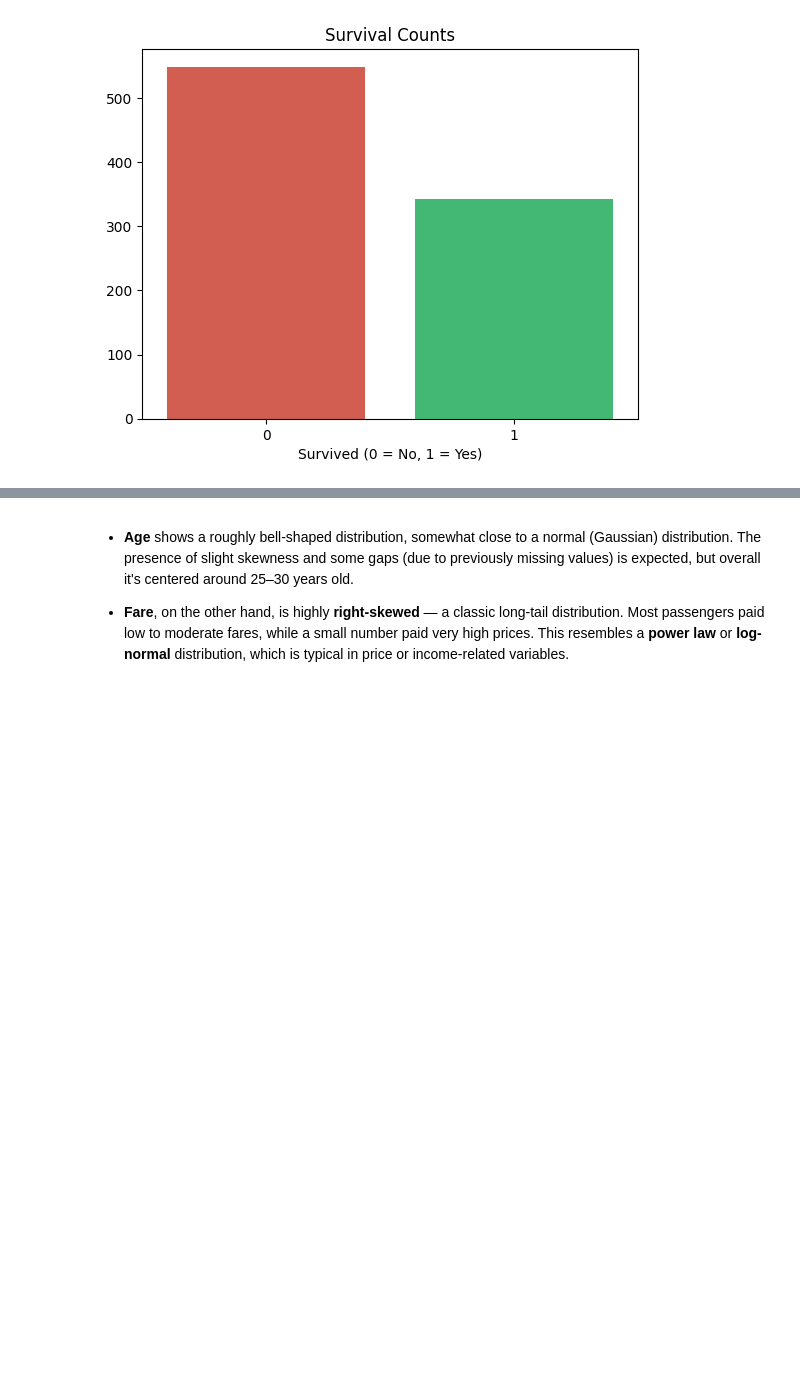
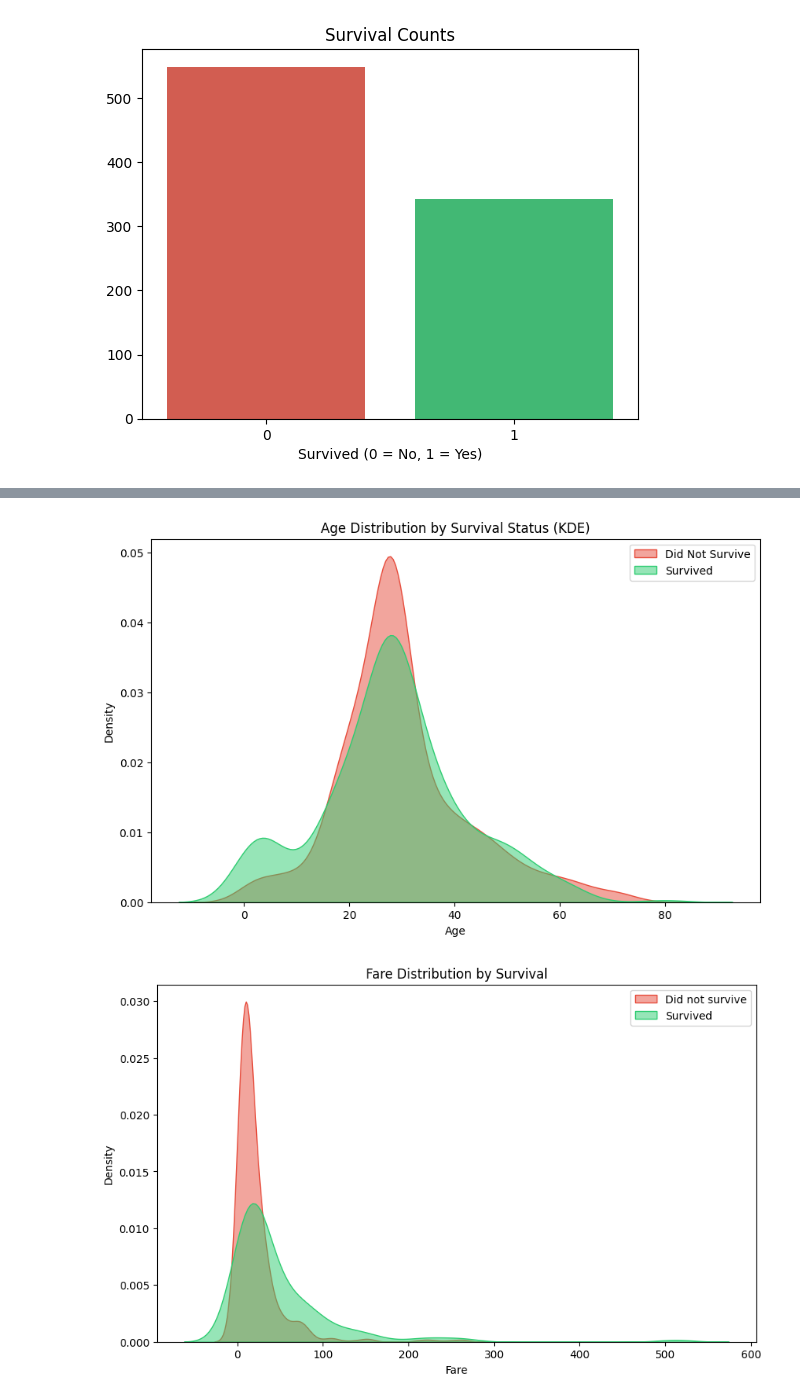
Before and after one commit to rodrigo-glez/eda-practice-titanic, a Jupyter notebook: notebooks/eda_titanic.ipynb, the cells around one changed output, grey strips where cells are left out. Cells and saved outputs as stored; diff of their text form; code cells hidden in the pictures; blank space fills up the shorter version.

```diff
--- a/notebooks/eda_titanic.ipynb
+++ b/notebooks/eda_titanic.ipynb
@@ -95,5 +122,24 @@ plt.show()
 [figure]
-# %% [markdown]
-- **Age** shows a roughly bell-shaped distribution, somewhat close to a normal (Gaussian) distribution. The presence of slight skewness and some gaps (due to previously missing values) is expected, but overall it's centered around 25–30 years old.
-
-- **Fare**, on the other hand, is highly **right-skewed** — a classic long-tail distribution. Most passengers paid low to moderate fares, while a small number paid very high prices. This resembles a **power law** or **log-normal** distribution, which is typical in price or income-related variables.
+# %%
+# Survival rate and age distribution
+plt.figure(figsize=(10, 6))
+sns.kdeplot(data=df[df['Survived'] == 0], x='Age', fill=True, label='Did Not Survive', color='#e74c3c', alpha=0.5)
+sns.kdeplot(data=df[df['Survived'] == 1], x='Age', fill=True, label='Survived', color='#2ecc71', alpha=0.5)
+plt.title('Age Distribution by Survival Status (KDE)')
+plt.xlabel('Age')
+plt.ylabel('Density')
+plt.legend()
+plt.show()
+
+# Survival rate and fare distribution
+plt.figure(figsize=(10, 6))
+sns.kdeplot(data=df[df['Survived'] == 0]['Fare'], label='Did not survive', fill=True, alpha=0.5, color='#e74c3c')
+sns.kdeplot(data=df[df['Survived'] == 1]['Fare'], label='Survived', fill=True, alpha=0.5, color='#2ecc71')
+plt.title('Fare Distribution by Survival')
+plt.xlabel('Fare')
+plt.ylabel('Density')
+plt.legend()
+plt.show()
+# %% [output]
+[figure, added]
+[figure, added]
```
Also changed, not shown: parts of 3 cells of this notebook.
